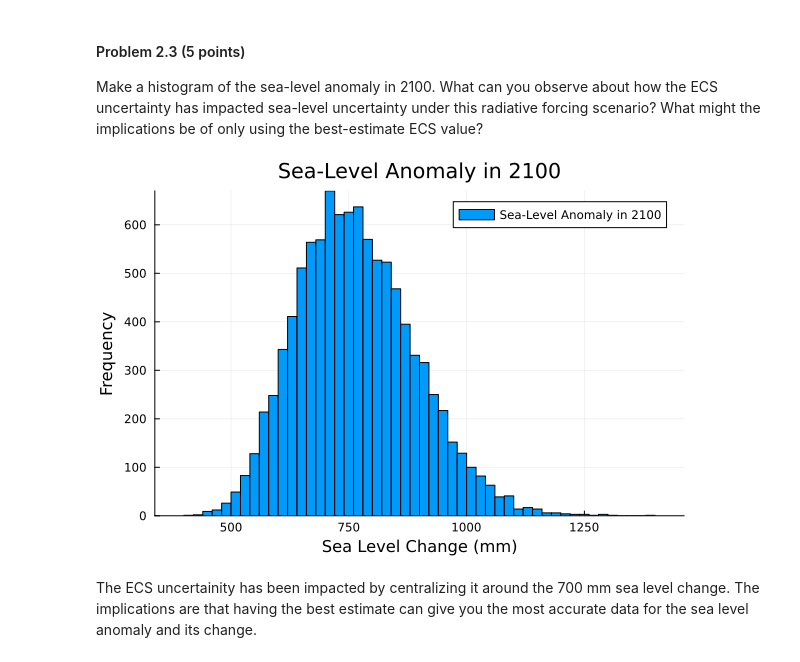
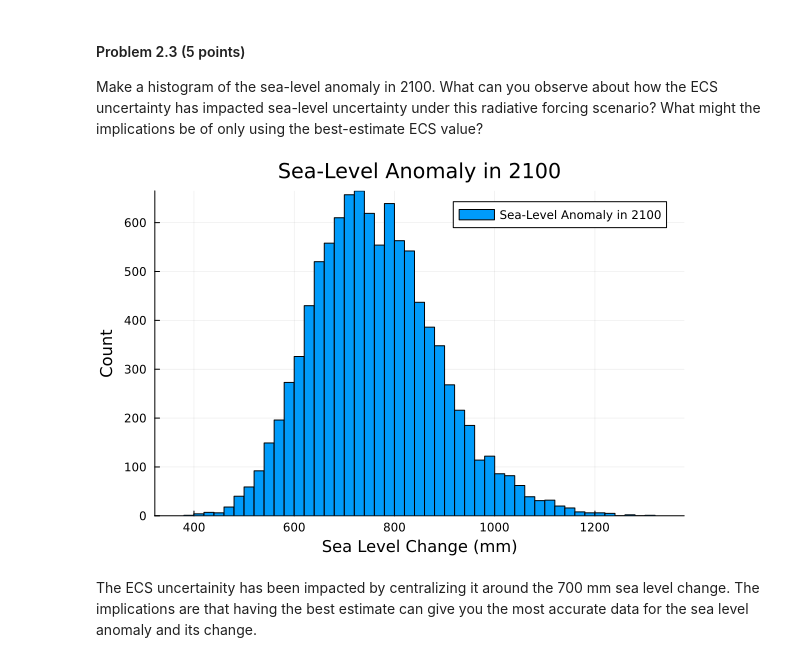
Before and after one commit to BEE4750-FA23/hw3-sinahy-frag, a Jupyter notebook: hw03.ipynb, the cells around one changed output. Cells and saved outputs as stored; diff of their text form; code cells hidden in the pictures.

```diff
--- a/hw03.ipynb
+++ b/hw03.ipynb
@@ -456,17 +369,18 @@ about how the ECS uncertainty has impacted sea-level uncertainty under
 this radiative forcing scenario? What might the implications be of only
 using the best-estimate ECS value?
 # %%
-##sea_levels_2100 = sea_level_proj[:, 221]
+years_20 = 1880:2100
 
-years_20 = 1880:2100
-sea_levels_3000 = sea_level_proj[:, findfirst(years_20.== 2100)]
+#grab sea level data needed and store it a var
+sea_levels_2100 = sea_level_proj[:, findfirst(years_20.== 2100)]
 
-histogram(sea_levels_3000,
+#plot histogram with information
+histogram(sea_levels_2100,
     label = "Sea-Level Anomaly in 2100",
     xlabel = "Sea Level Change (mm)",
-    ylabel = "Frequency",
+    ylabel = "Count",
     title="Sea-Level Anomaly in 2100")
 # %% [output]
-[figure, old version]
+[figure, new version]
 # %% [markdown]
 The ECS uncertainity has been impacted by centralizing it around the 700 mm sea level change. The implications are that having the best estimate can give you the most accurate data for the sea level anomaly and its change.
```
Also changed, not shown: parts of 17 cells of this notebook, 2 other files.
